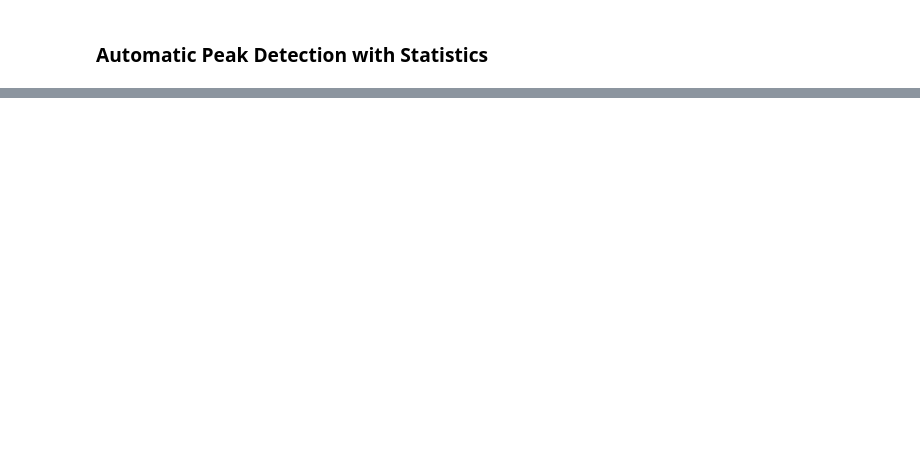
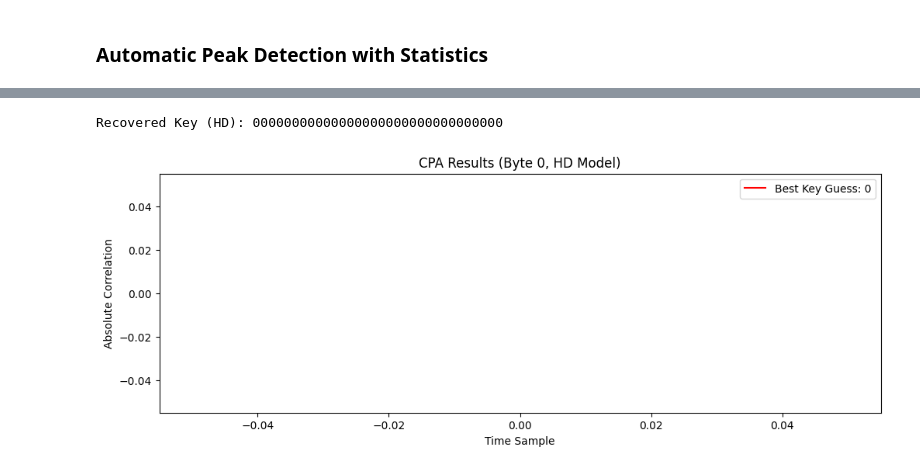
Before and after one commit to Tayebwa-ian/AdvSecEng25-SCA-framework, a Jupyter notebook: src/py/other2.ipynb, the cells around one changed output, grey strips where cells are left out. Cells and saved outputs as stored; diff of their text form; code cells hidden in the pictures; blank space fills up the shorter version.

```diff
--- a/src/py/other2.ipynb
+++ b/src/py/other2.ipynb
@@ -194,0 +137,18 @@ Recovered Key: ['0xdf', '0x17', '0x89', '0xc6', '0x52', '0x79', '0x6b', '0x3f',
+# %%
+def last_round_hd_leakage(ciphertext, key_guess_byte, byte_pos, last_round_key_guess):
+    """
+    Compute Hamming Distance for a guessed key byte.
+    Args:
+        ciphertext (np.ndarray): 16-byte ciphertext.
+        key_guess_byte (int): Candidate key byte (0-255).
+        byte_pos (int): Position of the key byte (0-15).
+        last_round_key_guess (np.ndarray): Current guess for last round key (16 bytes).
+    Returns:
+        int: Hamming Distance between input and output of last round.
+    """
+    # Reverse last round to get input state
+    input_state = reverse_last_round(ciphertext, last_round_key_guess)
+    # Compute S-box output (last round operation)
+    sbox_out = AES_SBOX[input_state[byte_pos] ^ key_guess_byte]
+    # HD = HammingWeight(input_state[byte_pos] ⊕ sbox_out)
+    return hamming_distance(input_state[byte_pos], sbox_out)
@@ -194,0 +205,28 @@ Recovered Key: ['0xdf', '0x17', '0x89', '0xc6', '0x52', '0x79', '0x6b', '0x3f',
+# %%
+# Run CPA with HD model
+hd_key, hd_corr = cpa_hd_attack(traces, ciphertexts)
+
+# Recover original key
+original_key_hd = reverse_key_scheduling(hd_key)
+# %%
+print("Recovered Key (HD):", "".join(f"{b:02x}" for b in original_key_hd))
+# %% [output]
+Recovered Key (HD): 00000000000000000000000000000000
+# %%
+def plot_correlation(correlations, byte, model):
+    """Plot correlation traces for a given key byte."""
+    plt.figure(figsize=(12, 4))
+    for kg in range(256):
+        plt.plot(correlations[kg, byte, :], alpha=0.1, color="gray")
+    best_kg = np.argmax(np.max(correlations[:, byte, :], axis=1))
+    plt.plot(correlations[best_kg, byte, :], color="red", label=f"Best Key Guess: {best_kg}")
+    plt.title(f"CPA Results (Byte {byte}, {model} Model)")
+    plt.xlabel("Time Sample")
+    plt.ylabel("Absolute Correlation")
+    plt.legend()
+    plt.show()
+
+# Example: Plot correlation for Byte 0 (HW model)
+plot_correlation(hd_corr, byte=0, model="HD")
+# %% [output]
+[figure, added]
```
Also changed, not shown: parts of 11 cells of this notebook, 7 other files.
